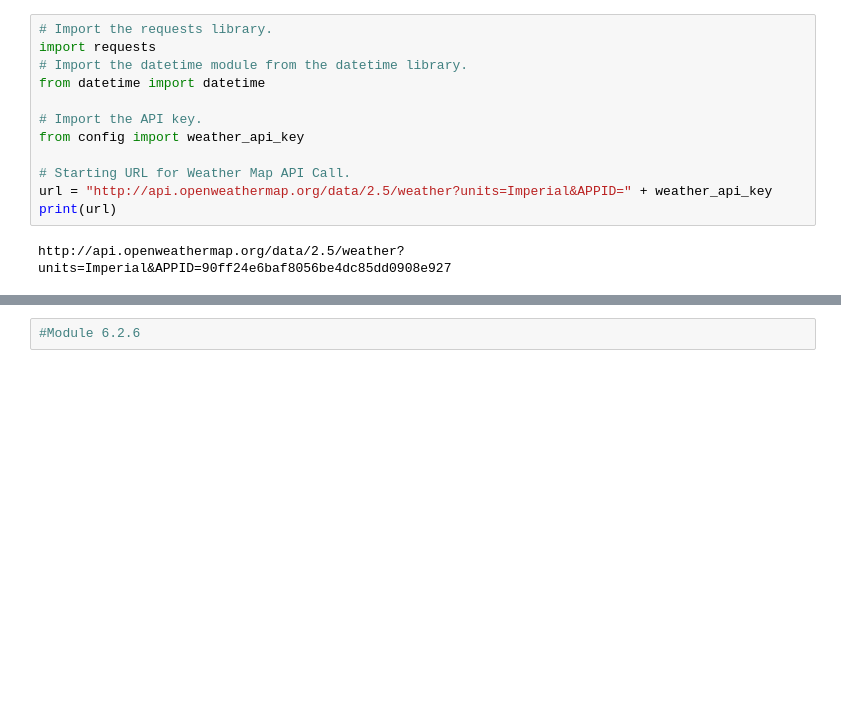
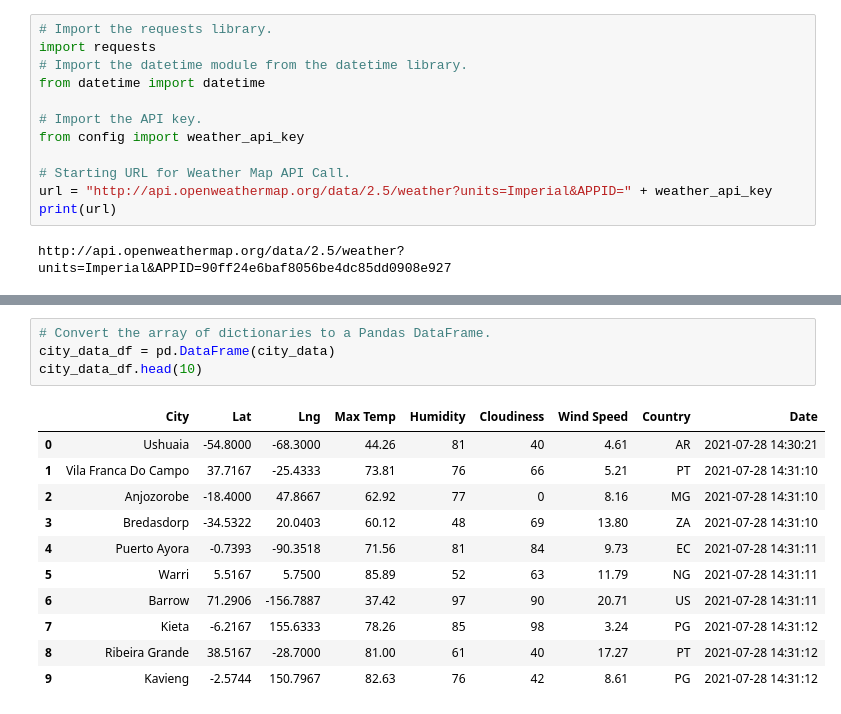
Before and after one commit to kwporras/World_Weather_Analysis, a Jupyter notebook: WeatherPY.ipynb, the cells around one changed output, grey strips where cells are left out. Saved outputs shown, nothing was run; the diff lists cells and outputs as text; blank space fills up the shorter version.

```diff
--- a/WeatherPY.ipynb
+++ b/WeatherPY.ipynb
@@ -125,4 +124,18 @@ Processing Record 27 of Set 12 | jardim
 Data Retrieval Complete
 -----------------------------
 # %%
-#Module 6.2.6
+# Convert the array of dictionaries to a Pandas DataFrame.
+city_data_df = pd.DataFrame(city_data)
+city_data_df.head(10)
+# %% [output]
+|  | City | Lat | Lng | Max Temp | Humidity | Cloudiness | Wind Speed | Country | Date |
+| 0 | Ushuaia | -54.8000 | -68.3000 | 44.26 | 81 | 40 | 4.61 | AR | 2021-07-28 14:30:21 |
+| 1 | Vila Franca Do Campo | 37.7167 | -25.4333 | 73.81 | 76 | 66 | 5.21 | PT | 2021-07-28 14:31:10 |
+| 2 | Anjozorobe | -18.4000 | 47.8667 | 62.92 | 77 | 0 | 8.16 | MG | 2021-07-28 14:31:10 |
+| 3 | Bredasdorp | -34.5322 | 20.0403 | 60.12 | 48 | 69 | 13.80 | ZA | 2021-07-28 14:31:10 |
+| 4 | Puerto Ayora | -0.7393 | -90.3518 | 71.56 | 81 | 84 | 9.73 | EC | 2021-07-28 14:31:11 |
+| 5 | Warri | 5.5167 | 5.7500 | 85.89 | 52 | 63 | 11.79 | NG | 2021-07-28 14:31:11 |
+| 6 | Barrow | 71.2906 | -156.7887 | 37.42 | 97 | 90 | 20.71 | US | 2021-07-28 14:31:11 |
+| 7 | Kieta | -6.2167 | 155.6333 | 78.26 | 85 | 98 | 3.24 | PG | 2021-07-28 14:31:12 |
+| 8 | Ribeira Grande | 38.5167 | -28.7000 | 81.00 | 61 | 40 | 17.27 | PT | 2021-07-28 14:31:12 |
+| 9 | Kavieng | -2.5744 | 150.7967 | 82.63 | 76 | 42 | 8.61 | PG | 2021-07-28 14:31:12 |
```
Also changed, not shown: parts of 4 cells of this notebook, 2 other files.
